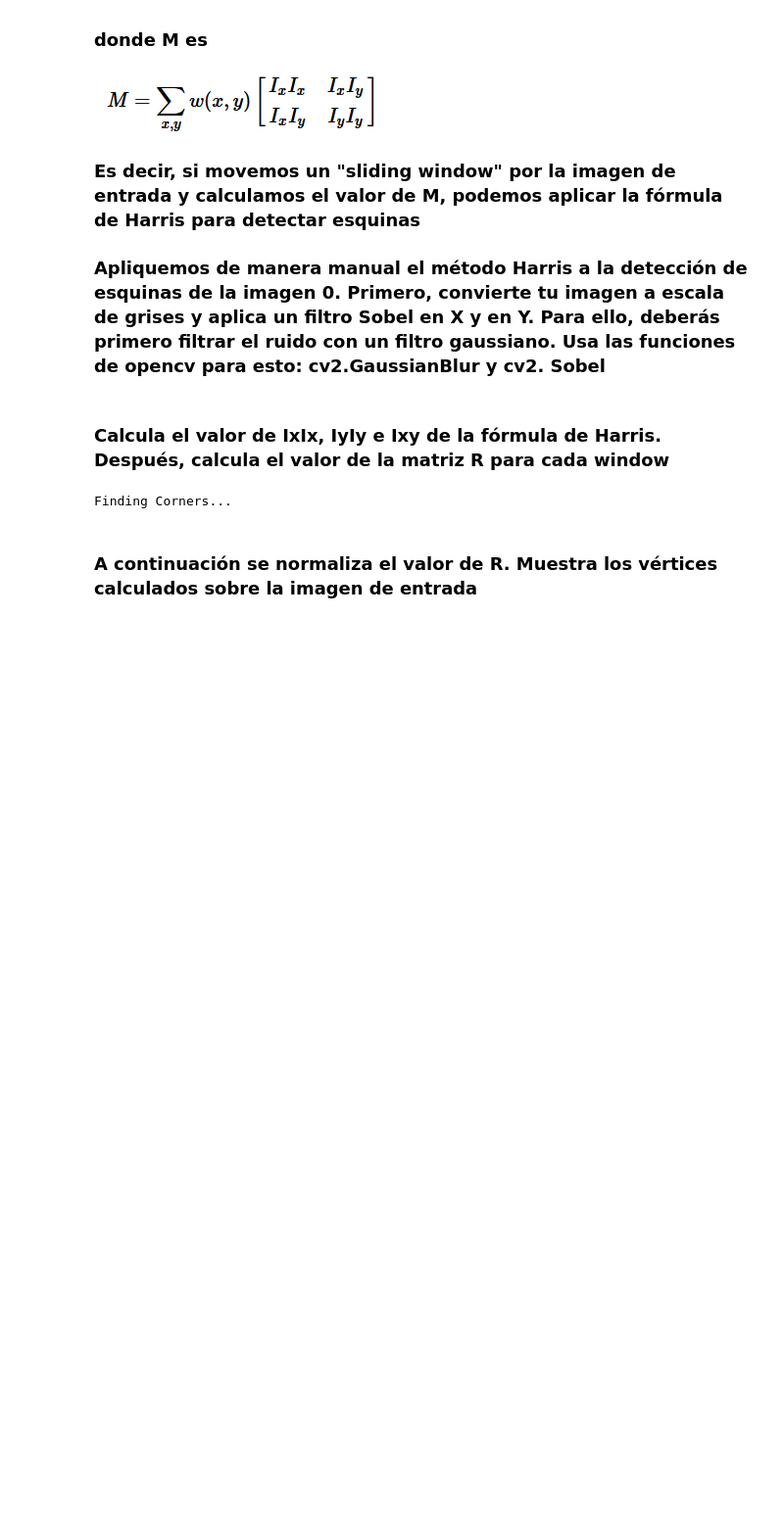
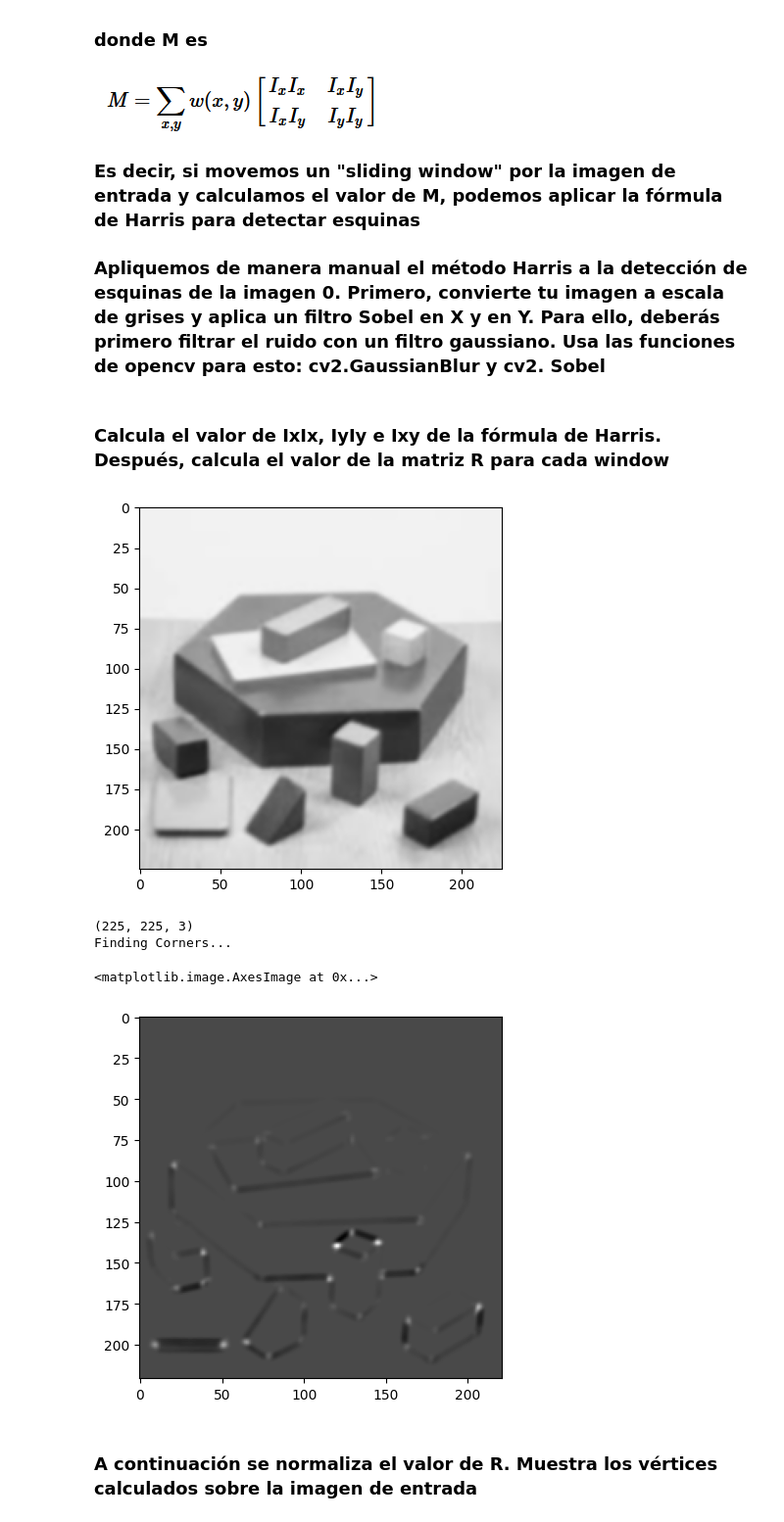
Before and after one commit to Javirios03/Vision_Ordenador, a Jupyter notebook: 3 - Procesado de Imagen (II)/practica3-to do.ipynb, the cells around one changed output. Shown at 98% size. Saved outputs shown, nothing was run; the diff lists cells and outputs as text; code cells hidden in the pictures; blank space fills up the shorter version.

```diff
--- a/3 - Procesado de Imagen (II)/practica3-to do.ipynb
+++ b/3 - Procesado de Imagen (II)/practica3-to do.ipynb
@@ -32,23 +30,55 @@ from matplotlib import pyplot as plt
 # %%
 # Implementa aquí tu código
 
+# Read image
+img = cv2.imread('images/0.jpg')
+window_size = 5  # 5 seems to be a good value
 offset = int( window_size / 2 )
+ddepth = cv2.CV_64F  # We will get maximum precision for the result
+
+# Turn to gray scale, but before we need to blur the image to filter noise
+img = cv2.GaussianBlur(img, (5, 5), 0)
+plt.imshow(img)
+plt.show()
+gray = cv2.cvtColor(img, cv2.COLOR_BGR2GRAY)
+print(img.shape)
+width, height, channels = img.shape
+
+# Gradients for x and y
+dx = cv2.Sobel(gray, ddepth=ddepth, dx=1, dy=0, ksize=5)
+dy = cv2.Sobel(gray, ddepth=ddepth, dx=0, dy=1, ksize=5)
+
+# Compute Ix2, Iy2 and Ixy
+dx2 = dx * dx
+dy2 = dy * dy
+dxy = dx * dy
+
+# Initialise matrix R
+matrix_R = np.zeros((width - offset * 2, height - offset * 2))  # We don't want to consider the borders
+k = 0.04  # Value recommended by Rodrigo
 
 print ("Finding Corners...")
 for y in range(offset, height-offset):
     for x in range(offset, width-offset):
         Sx2 = np.sum(dx2[y-offset:y+1+offset, x-offset:x+1+offset])
         Sy2 = np.sum(dy2[y-offset:y+1+offset, x-offset:x+1+offset])
         Sxy = np.sum(dxy[y-offset:y+1+offset, x-offset:x+1+offset])
 
 #   H(x,y)=[[Sx2,Sxy],[Sxy,Sy2]]
         H = np.array([[Sx2,Sxy],[Sxy,Sy2]])
 
+        R = np.linalg.det(H) - 0.04 * (np.trace(H) ** 2)
 #   R=det(H)-k(Trace(H))^2 )
         # Implementa aquí tu código para calcular R
         matrix_R[y-offset, x-offset]=R
+
+plt.imshow(matrix_R, cmap='gray')
 # %% [output]
+[figure, added]
+(225, 225, 3)
 Finding Corners...
+<matplotlib.image.AxesImage at 0x...>
+[figure, added]
 # %% [markdown]
 ### A continuación se normaliza el valor de R. Muestra los vértices calculados sobre la imagen de entrada
 # %%
```
Also changed, not shown: parts of 3 cells of this notebook.
